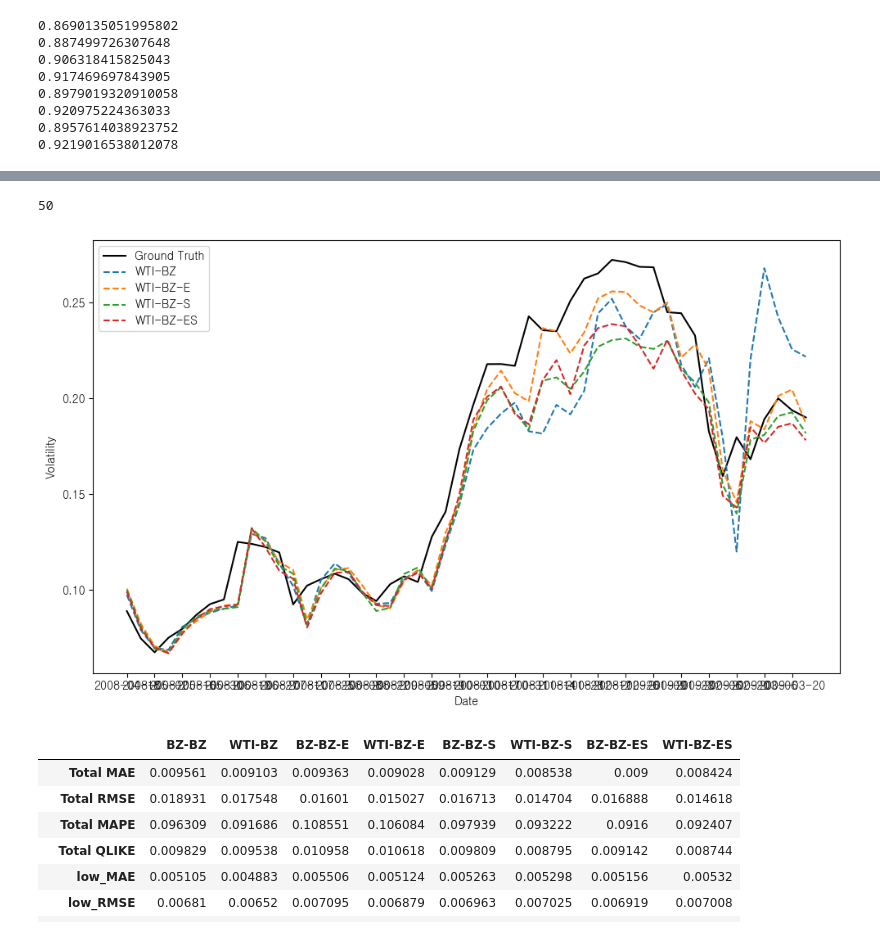
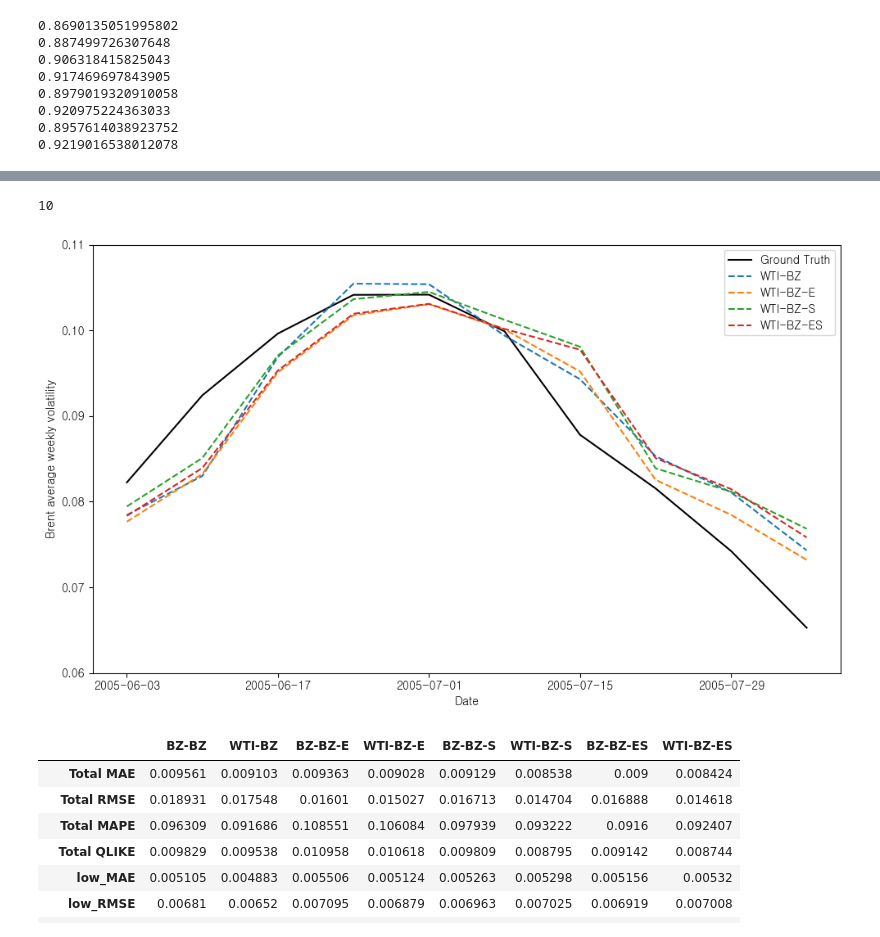
Before and after one commit to kimjuhwan1234/Volatility_Forecasting, a Jupyter notebook: EDA.ipynb, the cells around one changed output, grey strips where cells are left out. Cells and saved outputs as stored; diff of their text form; code cells hidden in the pictures.

```diff
--- a/EDA.ipynb
+++ b/EDA.ipynb
@@ -208,25 +191,26 @@ plt.show()
 # %%
 plt.figure(figsize=(10, 6))
 
-start = 150
-end = 200
+start = 1
+end = 11
 plt.plot(truth_inv5.iloc[start:end, 0], label='Ground Truth', color='black', linestyle='-')
 plt.plot(pred_inv2.iloc[start:end, 0], label='WTI-BZ', linestyle='--')
 plt.plot(pred_inv4.iloc[start:end, 0], label='WTI-BZ-E', linestyle='--')
 plt.plot(pred_inv6.iloc[start:end, 0], label='WTI-BZ-S', linestyle='--')
 plt.plot(pred_inv8.iloc[start:end, 0], label='WTI-BZ-ES', linestyle='--')
 
 print(len(pred_inv4.iloc[start:end, 0]))
 plt.title('')
 plt.xlabel('Date')
-plt.ylabel('Volatility')
+plt.ylabel('Brent average weekly volatility')
 plt.legend()
+plt.ylim(0.06, 0.11)
 plt.xticks(pred_inv6.index[start:end:2])
 plt.tight_layout()
 plt.show()
 # %% [output]
-50
+10
-[figure, old version]
+[figure, new version]
 # %%
 metric_df = pd.DataFrame(
     index=['Total MAE', 'Total RMSE', 'Total MAPE', 'Total QLIKE', 'low_MAE', 'low_RMSE', 'low_MAPE', 'low QLIKE',
```
Also changed, not shown: parts of 7 cells of this notebook, 22 other files.
